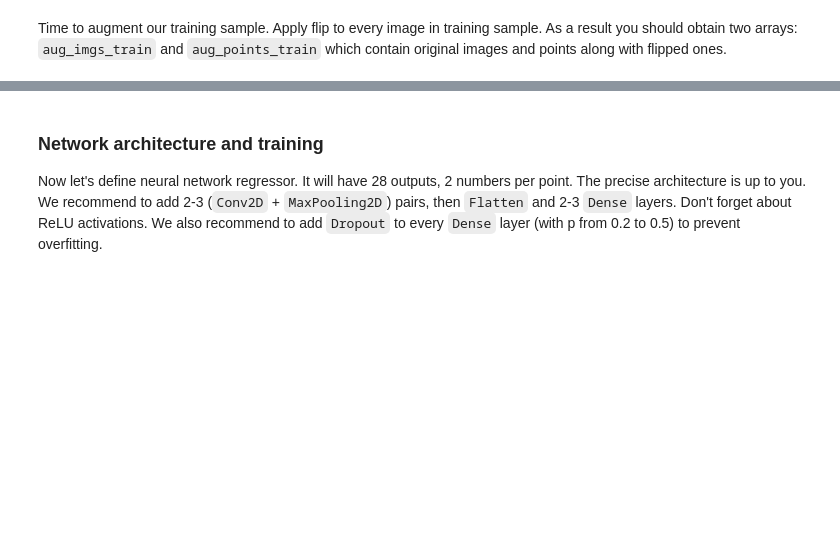
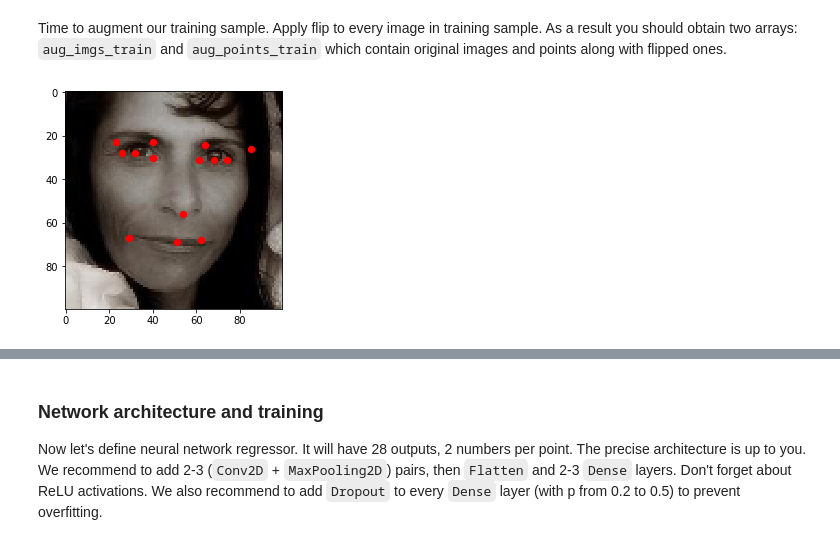
Before and after one commit to nikhilkuria/workbooks, a Jupyter notebook: courseera-deep-learning-image/week2/facial-keypoints/Facial keypoints.ipynb, the cells around one changed output, grey strips where cells are left out. Drawn from its saved outputs; the diff is of its cells as text; code cells hidden in the pictures; blank space fills up the shorter version.

```diff
--- a/courseera-deep-learning-image/week2/facial-keypoints/Facial keypoints.ipynb
+++ b/courseera-deep-learning-image/week2/facial-keypoints/Facial keypoints.ipynb
@@ -131,4 +147,14 @@ Time to augment our training sample. Apply flip to every image in training sampl
+# %%
+aug_imgs_train=np.zeros((len(imgs_train),100,100,3), dtype=int)
+aug_points_train=np.zeros((len(points_train),28))
+
+for image,points,index in zip(imgs_train,points_train,range(len(imgs_train))):
+    f_img, f_points = flip_img(image, points)
+    aug_imgs_train[index]=f_img
+    aug_points_train[index]=f_points
 # %%
-visualize_points(aug_imgs_train[2], aug_points_train[2])
+visualize_points(aug_imgs_train[21], aug_points_train[21])
+# %% [output]
+[figure, added]
 # %%
 visualize_points(aug_imgs_train[3], aug_points_train[3])
```
Also changed, not shown: parts of 8 cells of this notebook, 1 other file.
